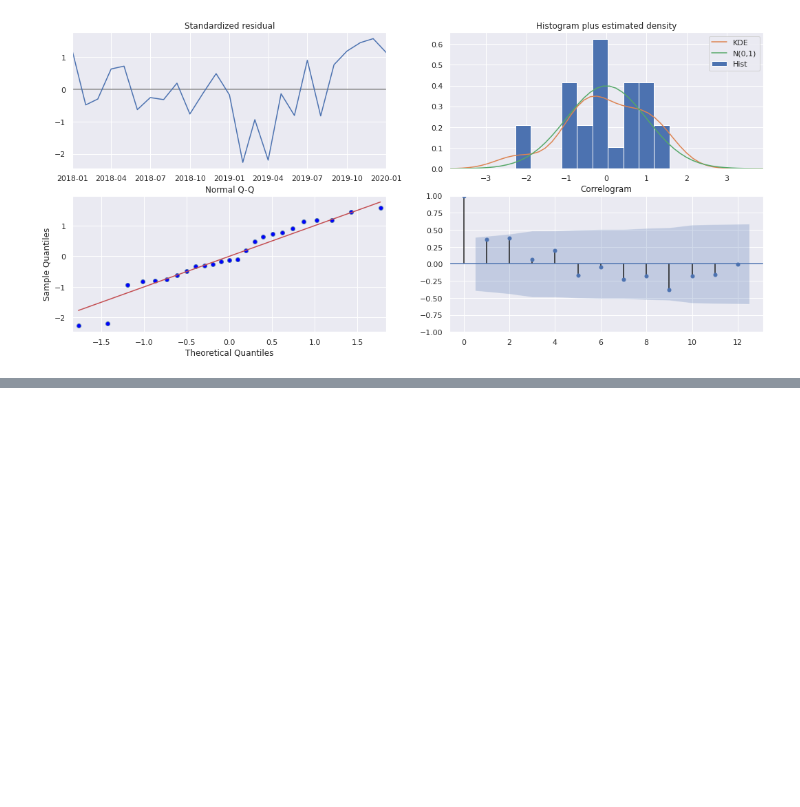
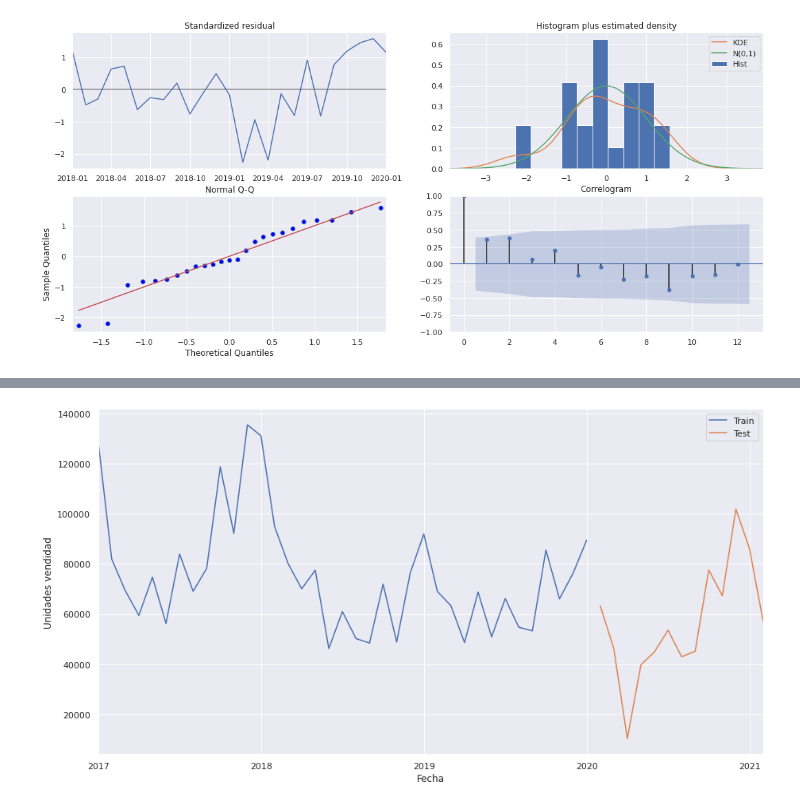
Before and after one commit to JuliMillan/Series-temporales, a Jupyter notebook: Ventas.ipynb, the cells around one changed output, grey strips where cells are left out. Drawn from its saved outputs; the diff is of its cells as text; code cells hidden in the pictures; blank space fills up the shorter version.

```diff
--- a/Ventas.ipynb
+++ b/Ventas.ipynb
@@ -22,3 +34,5 @@ df = pd.read_csv('/content/drive/MyDrive/Programación/DS/Nubiral/retailer_samp
+# %%
+df = # ingresar path del archivo
 # %% [markdown]
 ##Funciones para graficar
 # %%
@@ -886,0 +904,15 @@ fig = ar.plot_diagnostics(lags=12, fig=fig)
+# %%
+arima_train = df_train2.copy().set_index('Fecha')
+#arima_train.head()
+arima_test = df_test2.copy().set_index('Fecha')
+#arima_test.head()
+# %%
+fig, ax = plt.subplots(figsize=(15,8))
+arima_train.plot(kind='line', ax=ax)
+arima_test.plot(kind='line', ax=ax)
+plt.xlabel('Fecha')
+plt.ylabel('Unidades vendidad')
+plt.legend(['Train', 'Test'])
+plt.show()
+# %% [output]
+[figure, added]
```
Also changed, not shown: parts of 46 cells of this notebook.
